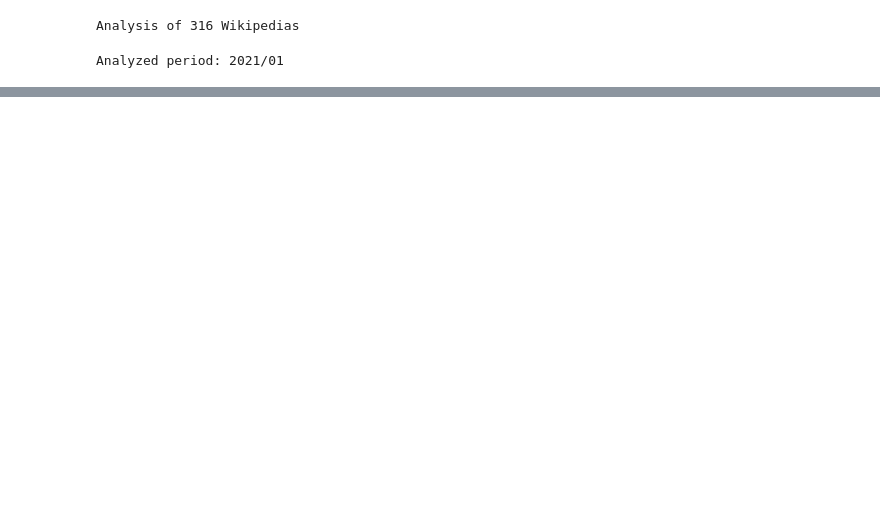
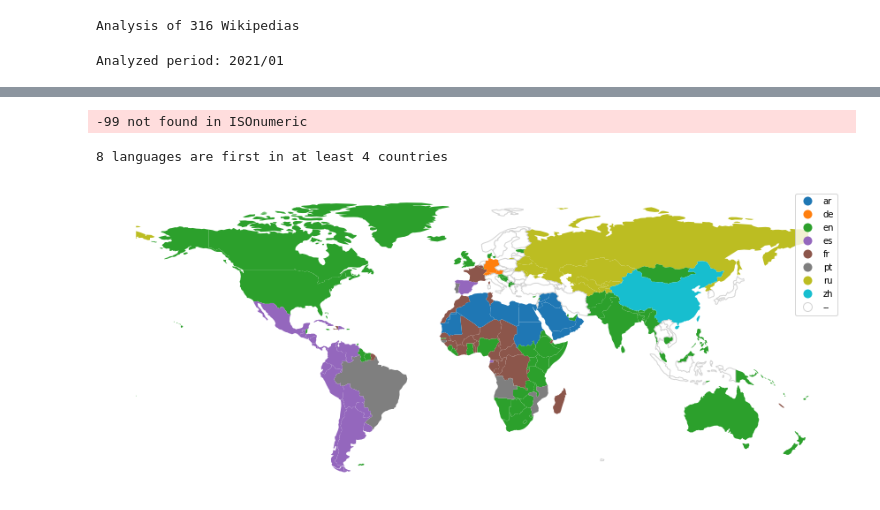
Before and after one commit to a455bcd9/wikilangtrends, a Jupyter notebook: Wikipedia Languages.ipynb, the cells around one changed output, grey strips where cells are left out. Cells and saved outputs as stored; diff of their text form; code cells hidden in the pictures; blank space fills up the shorter version.

Commit message:
new library for maps

```diff
--- a/Wikipedia Languages.ipynb
+++ b/Wikipedia Languages.ipynb
@@ -44,8 +46,9 @@ for i in projects['sitematrix']:
             if j['code'] == 'wiki':
                 wiki_codes += [code]
 
-# For testing purposes set to True
-if False:
+# For testing purposes
+test_mode = False
+if test_mode:
     # Set to have unique languade codes in case there's a mistake in the list
     wiki_codes = set(['en', 'fr', 'de', 'es', 'ru', 'tr', 'ko', 'ja', 'ar', 'it', 'zh', 'arz', 'nl', 'pt', 'he'])
 
@@ -55,7 +58,8 @@ Analysis of 316 Wikipedias
 # %%
 # Desired month
 
-if True:
+analyze_last_month = True
+if analyze_last_month:
     # By default, use the last month
     today = date.today()
 
@@ -75,7 +79,7 @@ else:
 # Convert to string to add to URL
 point_in_time = last_month.strftime('%Y/%m')
 
-print("Analyzed period:", point_in_time)
+print('Analyzed period:', point_in_time)
 # %% [output]
 Analyzed period: 2021/01
 # %%
@@ -193,6 +197,63 @@ display_svg(svg_code)
 # %% [output]
 8 languages #1 in at least 4 countries
 [drawing not drawn]
+# %%
+# Try new map library
+
+# Dataframe with countries and geoloc
+world = gpd.read_file(gpd.datasets.get_path('naturalearth_lowres'))
+
+# Add missing iso3
+# https://en.wikipedia.org/wiki/ISO_3166-1_alpha-3
+
+# Metropolitan France should have a different code from overseas territories
+world.loc[world.name == 'France', 'iso_a3'] = 'FRA'
+# Norway should have a different code from SJM
+world.loc[world.name == 'Norway', 'iso_a3'] = 'NOR'
+# Somaliland is recognized as a part of Somalia and doesn't have its own code
+world.loc[world.name == 'Somaliland', 'iso_a3'] = 'SOM'
+# Northern Cyprus is recognized as a part of Cyprus and doesn't have its own code
+world.loc[world.name == 'N. Cyprus', 'iso_a3'] = 'CYP'
+
+# Converting to ISO 3166-1 alpha-2
+world['iso_a2'] = coco.convert(names=world['iso_a3'].tolist(), to='ISO2')
+
+# Kosovo doesn't have an iso3 code but an unofficial iso2 code
+# https://en.wikipedia.org/wiki/ISO_3166-1_alpha-2
+world.loc[world.name == 'Kosovo', 'iso_a2'] = 'XK'
+
+# New empty column for the most read language
+world['language'] = None
+
+# Count
+c = 0
+
+# Loop over the languages and countries to add them to the map
+for language in countries_by_language:
+    # Threshold to appear on the map
+    map_threshold = 3
+    if len(countries_by_language[language]) > map_threshold:
+        # Increase the count
+        c += 1
+        # Update language for these countries
+        for x in countries_by_language[language]:
+            world.loc[world.iso_a2 == x, 'language'] = language
+
+print(c, 'languages are first in at least', map_threshold + 1, 'countries')
+
+# Specify the style and label of features containing None or NaN
+missing_kwds = {
+    'color': 'white',
+    'edgecolor': 'lightgrey',
+    'label': '--'
+}
+
+# Do not display Antarctica
+world[world.name != 'Antarctica'].plot(column='language', figsize=(15, 10), legend=True, missing_kwds=missing_kwds).set_axis_off()
+# %% [output]
+-99 not found in ISOnumeric
+8 languages are first in at least 4 countries
+[figure, added]
 # %%
 # For a given language, world map with color scale based on its use
 
```
Also changed, not shown: parts of 8 cells of this notebook, 1 other file.
